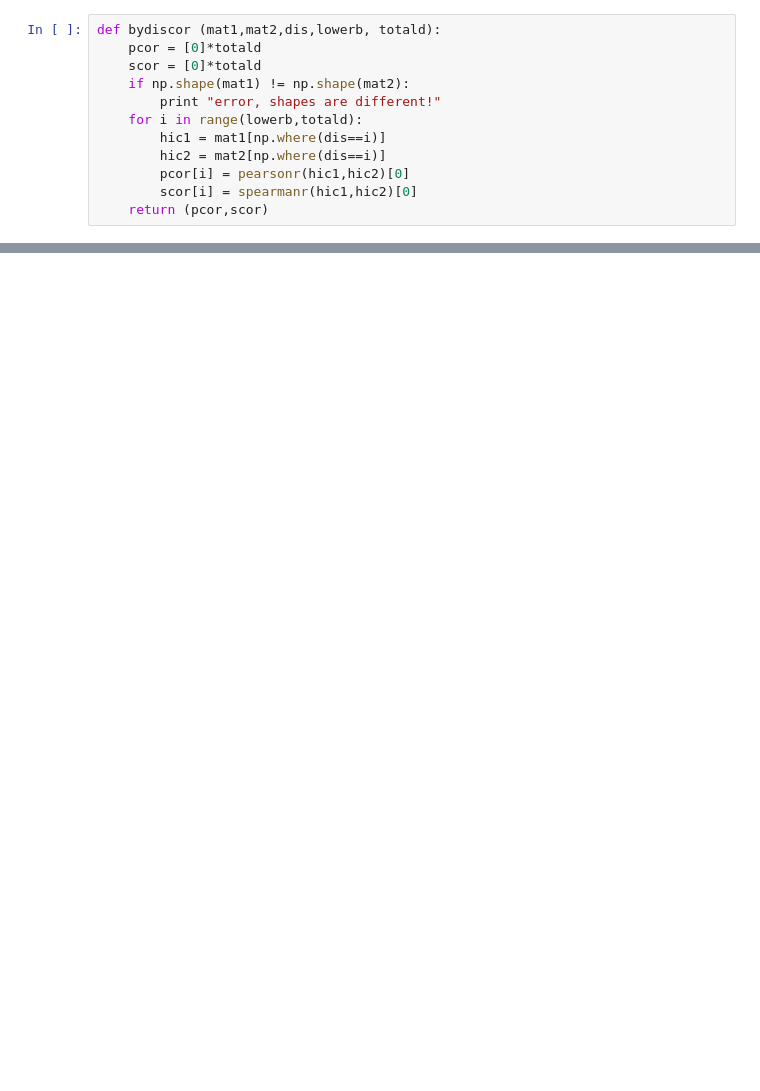
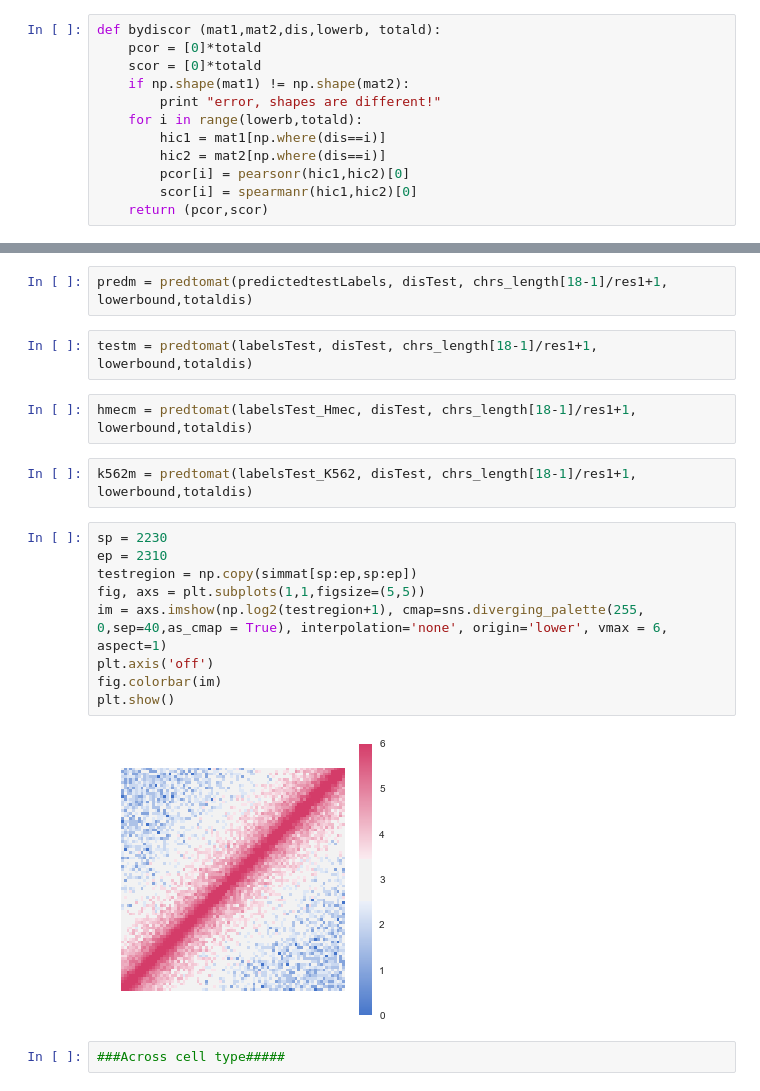
Before and after one commit to anlin00007/HiCimpute, a Jupyter notebook: pipeline.ipynb, the cells around one changed output, grey strips where cells are left out. Drawn from its saved outputs; the diff is of its cells as text; blank space fills up the shorter version.

```diff
--- a/pipeline.ipynb
+++ b/pipeline.ipynb
@@ -243,0 +248,21 @@ len(labelsTest2)
+# %%
+predm = predtomat(predictedtestLabels, disTest, chrs_length[18-1]/res1+1, lowerbound,totaldis)
+# %%
+testm = predtomat(labelsTest, disTest, chrs_length[18-1]/res1+1, lowerbound,totaldis)
+# %%
+hmecm = predtomat(labelsTest_Hmec, disTest, chrs_length[18-1]/res1+1, lowerbound,totaldis)
+# %%
+k562m = predtomat(labelsTest_K562, disTest, chrs_length[18-1]/res1+1, lowerbound,totaldis)
+# %%
+sp = 2230
+ep = 2310
+testregion = np.copy(simmat[sp:ep,sp:ep])
+fig, axs = plt.subplots(1,1,figsize=(5,5))
+im = axs.imshow(np.log2(testregion+1), cmap=sns.diverging_palette(255,  0,sep=40,as_cmap = True), interpolation='none', origin='lower', vmax = 6, aspect=1)
+plt.axis('off')
+fig.colorbar(im)
+plt.show()
+# %% [output]
+[figure, added]
+# %%
+###Across cell type#####
```
Also changed, not shown: parts of 74 cells of this notebook.
